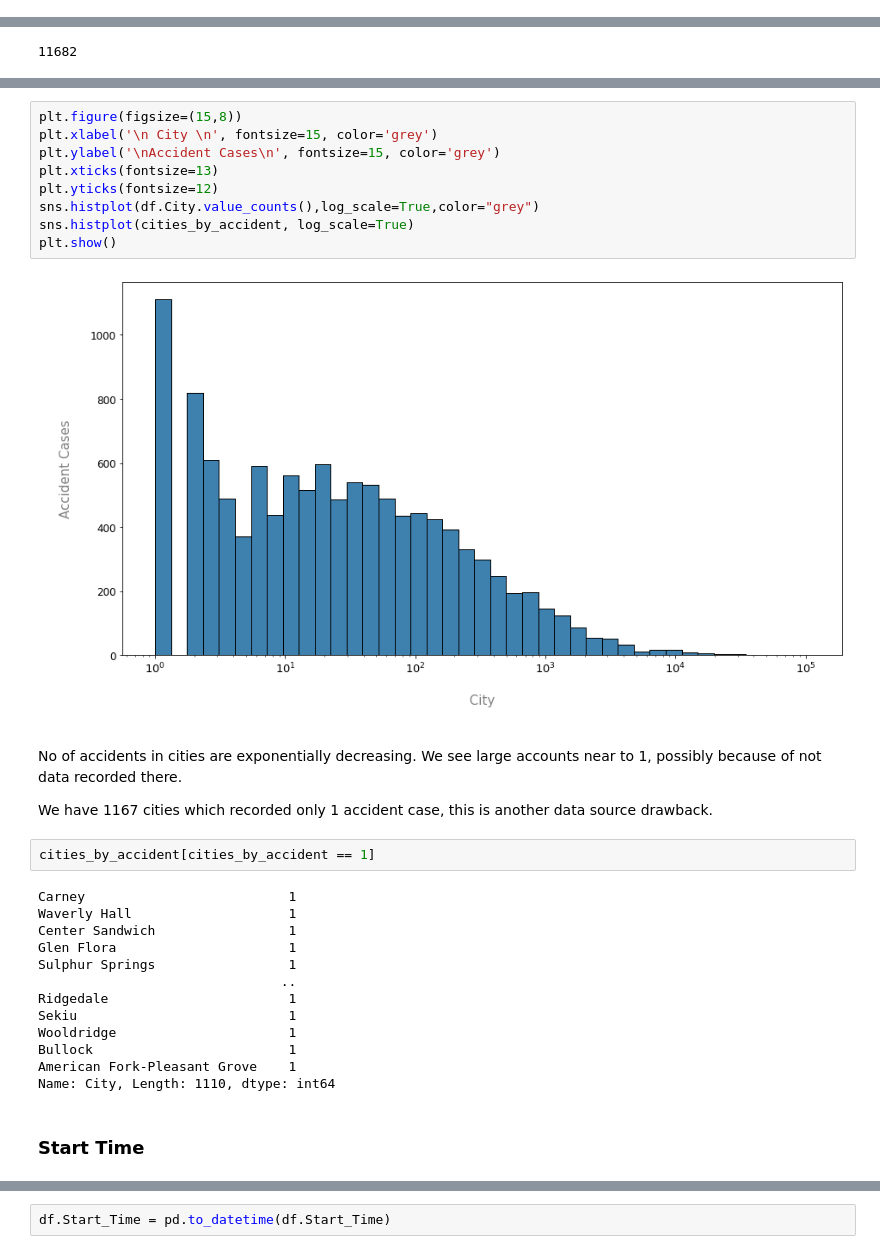
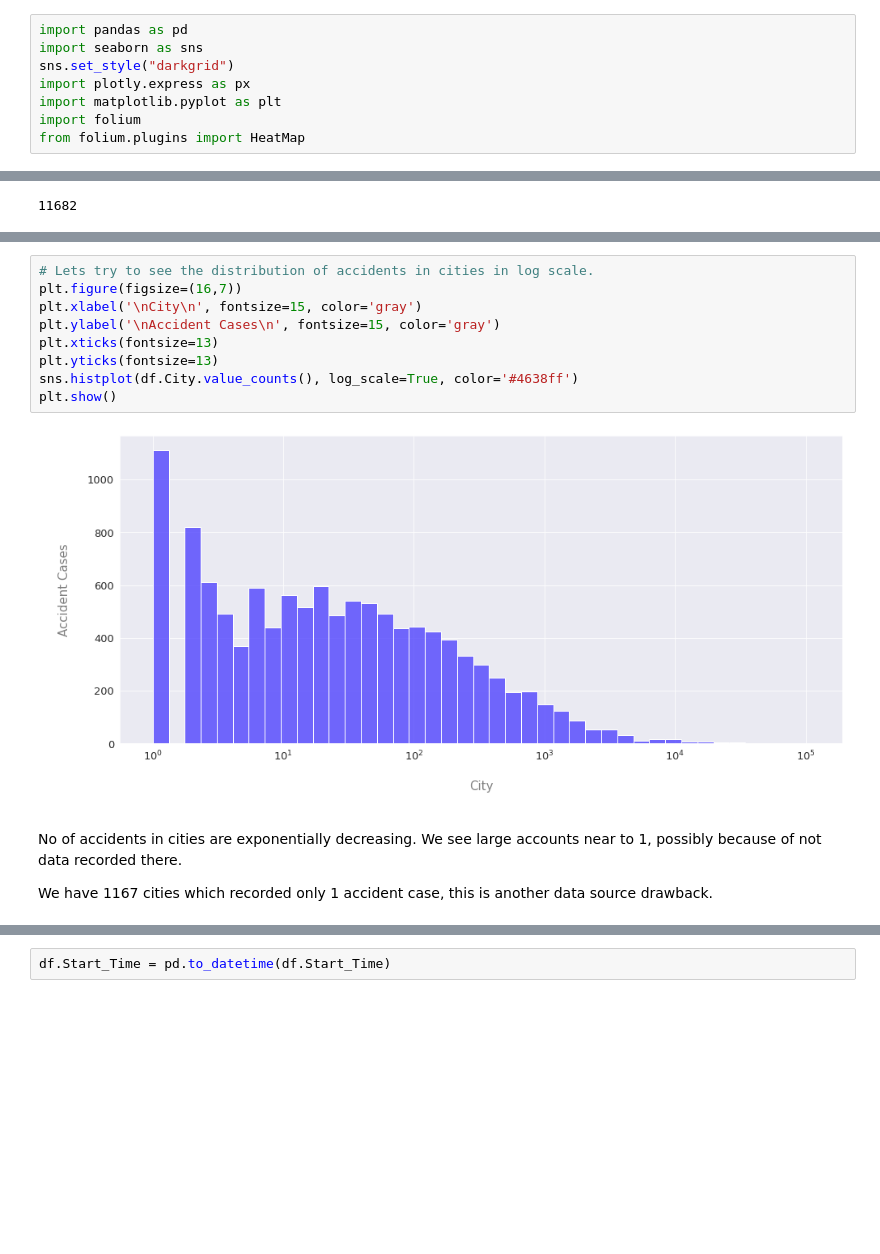
Before and after one commit to matthewmachnowski/us-accidents-analysis, a Jupyter notebook: us_accidents_analysis.ipynb, the cells around one changed output, grey strips where cells are left out. Drawn from its saved outputs; the diff is of its cells as text; blank space fills up the shorter version.

```diff
--- a/us_accidents_analysis.ipynb
+++ b/us_accidents_analysis.ipynb
@@ -24,0 +21,8 @@ TODO - talk about the dataset (sourse, what it contains, how it will be useful)
+# %%
+import pandas as pd
+import seaborn as sns
+sns.set_style("darkgrid")
+import plotly.express as px
+import matplotlib.pyplot as plt
+import folium
+from folium.plugins import HeatMap
@@ -191,32 +190,15 @@ px.bar(cities_by_accidentt, x='Accidents', y='City', orientation='h')
 # %%
-plt.figure(figsize=(15,8))
-plt.xlabel('\n City \n', fontsize=15, color='grey')
-plt.ylabel('\nAccident Cases\n', fontsize=15, color='grey')
+# Lets try to see the distribution of accidents in cities in log scale.
+plt.figure(figsize=(16,7))
+plt.xlabel('\nCity\n', fontsize=15, color='gray')
+plt.ylabel('\nAccident Cases\n', fontsize=15, color='gray')
 plt.xticks(fontsize=13)
-plt.yticks(fontsize=12)
-sns.histplot(df.City.value_counts(),log_scale=True,color="grey")
-sns.histplot(cities_by_accident, log_scale=True)
+plt.yticks(fontsize=13)
+sns.histplot(df.City.value_counts(), log_scale=True, color='#4638ff')
 plt.show()
 # %% [output]
-[figure, old version]
+[figure, new version]
 # %% [markdown]
 No of accidents in cities are exponentially decreasing. We see large accounts near to 1, possibly because of not data recorded there.
 
 We have 1167 cities which recorded only 1 accident case, this is another data source drawback.
-# %%
-cities_by_accident[cities_by_accident == 1]
-# %% [output]
-Carney                          1
-Waverly Hall                    1
-Center Sandwich                 1
-Glen Flora                      1
-Sulphur Springs                 1
-                               ..
-Ridgedale                       1
-Sekiu                           1
-Wooldridge                      1
-Bullock                         1
-American Fork-Pleasant Grove    1
-Name: City, Length: 1110, dtype: int64
-# %% [markdown]
-### Start Time
```
Also changed, not shown: parts of 60 cells of this notebook.
